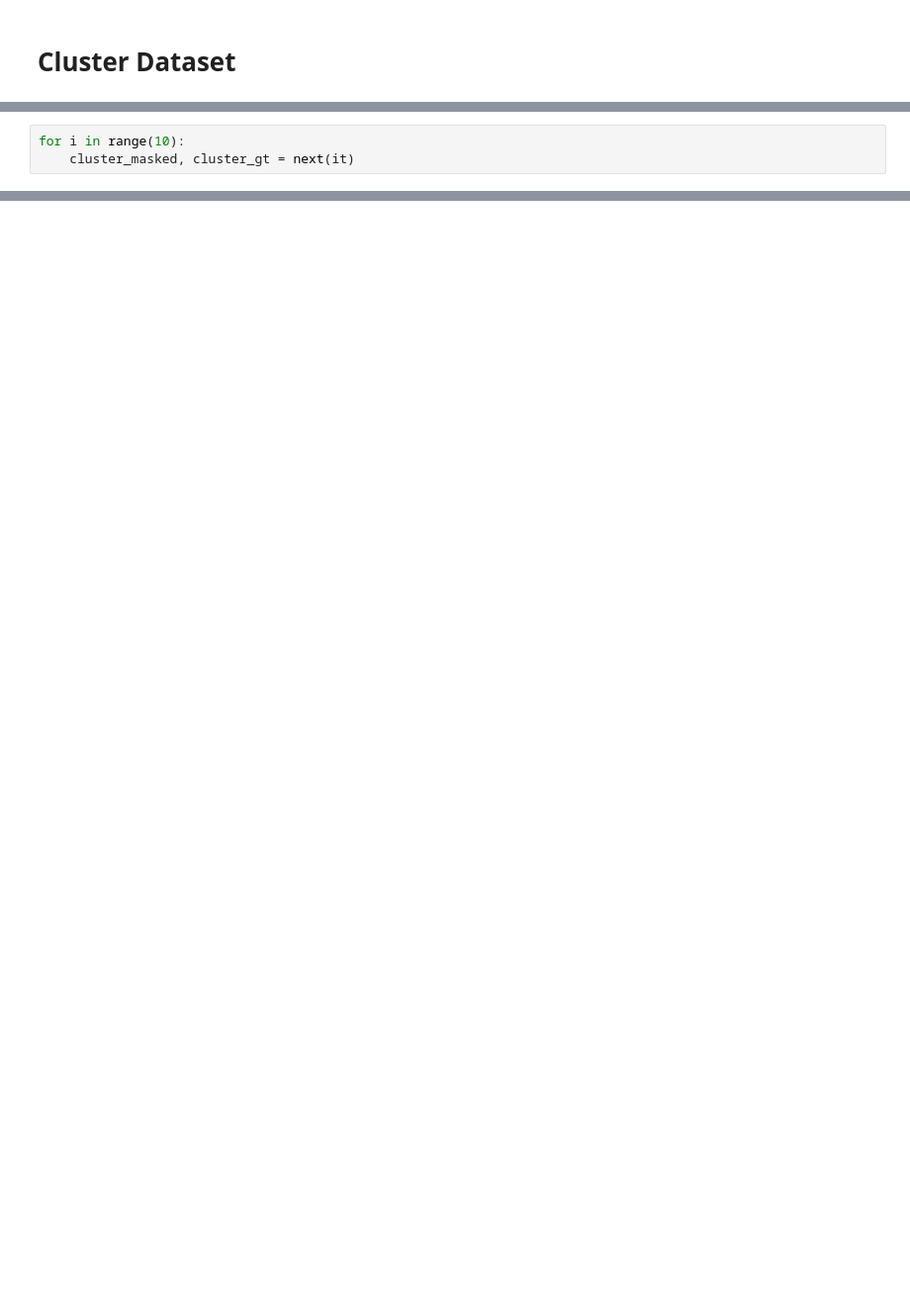
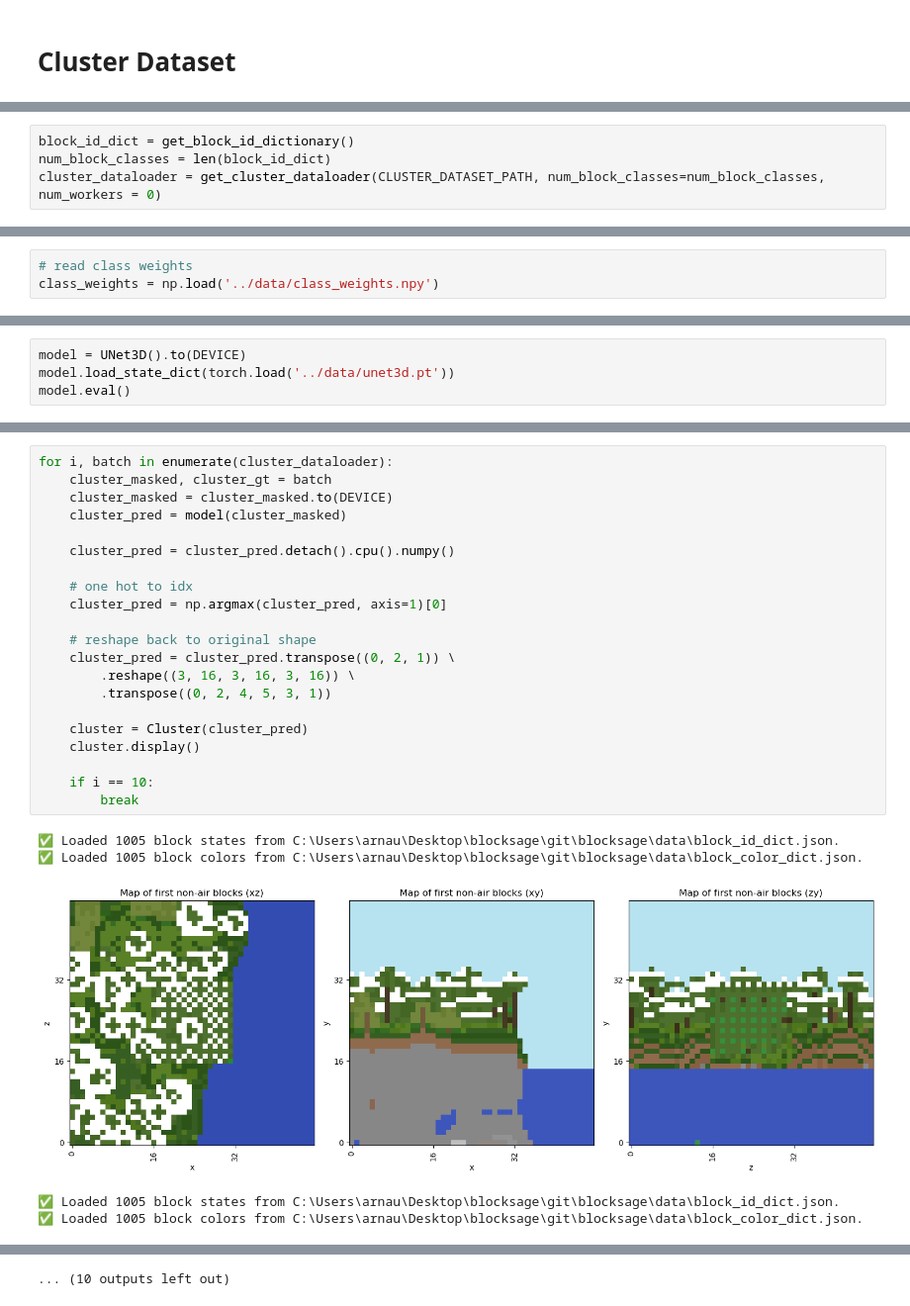
Before and after one commit to ArnaudPoletto/blocksage, a Jupyter notebook: notebooks/cluster_dataset.ipynb, the cells around one changed output, grey strips where cells are left out. Shown at 99% size. Drawn from its saved outputs; the diff is of its cells as text; blank space fills up the shorter version.

Commit message:
add unet3d to test on data

```diff
--- a/notebooks/cluster_dataset.ipynb
+++ b/notebooks/cluster_dataset.ipynb
@@ -26,3 +22,0 @@ it = iter(cluster_dataset)
-# %%
-for i in range(10):
-    cluster_masked, cluster_gt = next(it)
@@ -46,0 +23,4 @@ torch.Size([48, 48, 48]) torch.Size([48, 48, 48])
+# %%
+block_id_dict = get_block_id_dictionary()
+num_block_classes = len(block_id_dict)
+cluster_dataloader = get_cluster_dataloader(CLUSTER_DATASET_PATH, num_block_classes=num_block_classes, num_workers = 0)
@@ -46,0 +47,3 @@ torch.Size([48, 48, 48]) torch.Size([48, 48, 48])
+# %%
+# read class weights
+class_weights = np.load('../data/class_weights.npy')
@@ -46,0 +109,4 @@ torch.Size([48, 48, 48]) torch.Size([48, 48, 48])
+# %%
+model = UNet3D().to(DEVICE)
+model.load_state_dict(torch.load('../data/unet3d.pt'))
+model.eval()
@@ -46,0 +124,27 @@ torch.Size([48, 48, 48]) torch.Size([48, 48, 48])
+# %%
+for i, batch in enumerate(cluster_dataloader):
+    cluster_masked, cluster_gt = batch
+    cluster_masked = cluster_masked.to(DEVICE)
+    cluster_pred = model(cluster_masked)
+
+    cluster_pred = cluster_pred.detach().cpu().numpy()
+
+    # one hot to idx
+    cluster_pred = np.argmax(cluster_pred, axis=1)[0]
+
+    # reshape back to original shape
+    cluster_pred = cluster_pred.transpose((0, 2, 1)) \
+        .reshape((3, 16, 3, 16, 3, 16)) \
+        .transpose((0, 2, 4, 5, 3, 1))
+
+    cluster = Cluster(cluster_pred)
+    cluster.display()
+
+    if i == 10:
+        break
+# %% [output]
+✅ Loaded 1005 block states from C:\Users\arnau\Desktop\blocksage\git\blocksage\data\block_id_dict.json.
+✅ Loaded 1005 block colors from C:\Users\arnau\Desktop\blocksage\git\blocksage\data\block_color_dict.json.
+[figure, added]
+✅ Loaded 1005 block states from C:\Users\arnau\Desktop\blocksage\git\blocksage\data\block_id_dict.json.
+✅ Loaded 1005 block colors from C:\Users\arnau\Desktop\blocksage\git\blocksage\data\block_color_dict.json.
@@ -46,0 +164 @@ torch.Size([48, 48, 48]) torch.Size([48, 48, 48])
+... (10 outputs left out)
```
Also changed, not shown: parts of 9 cells of this notebook, 8 other files.
